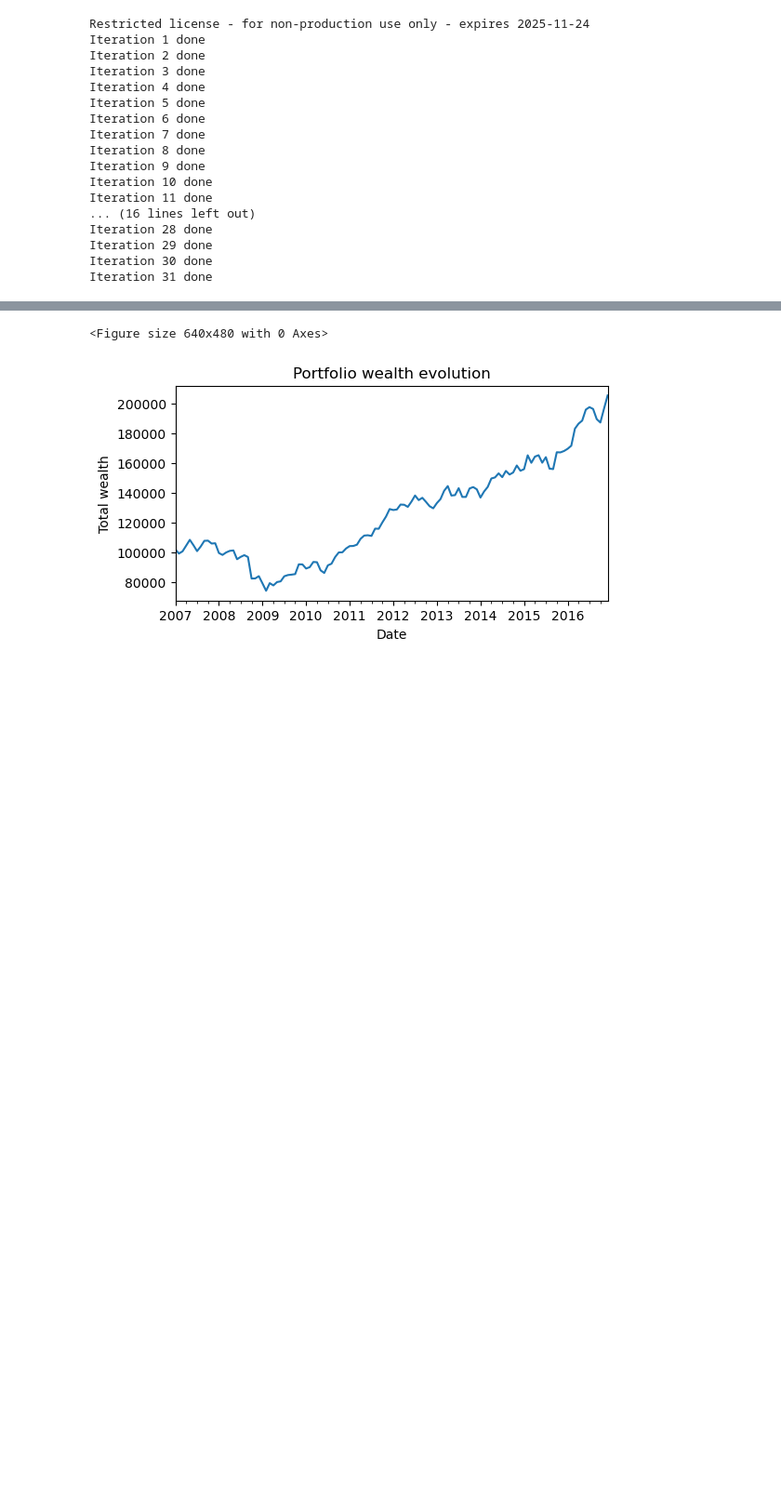
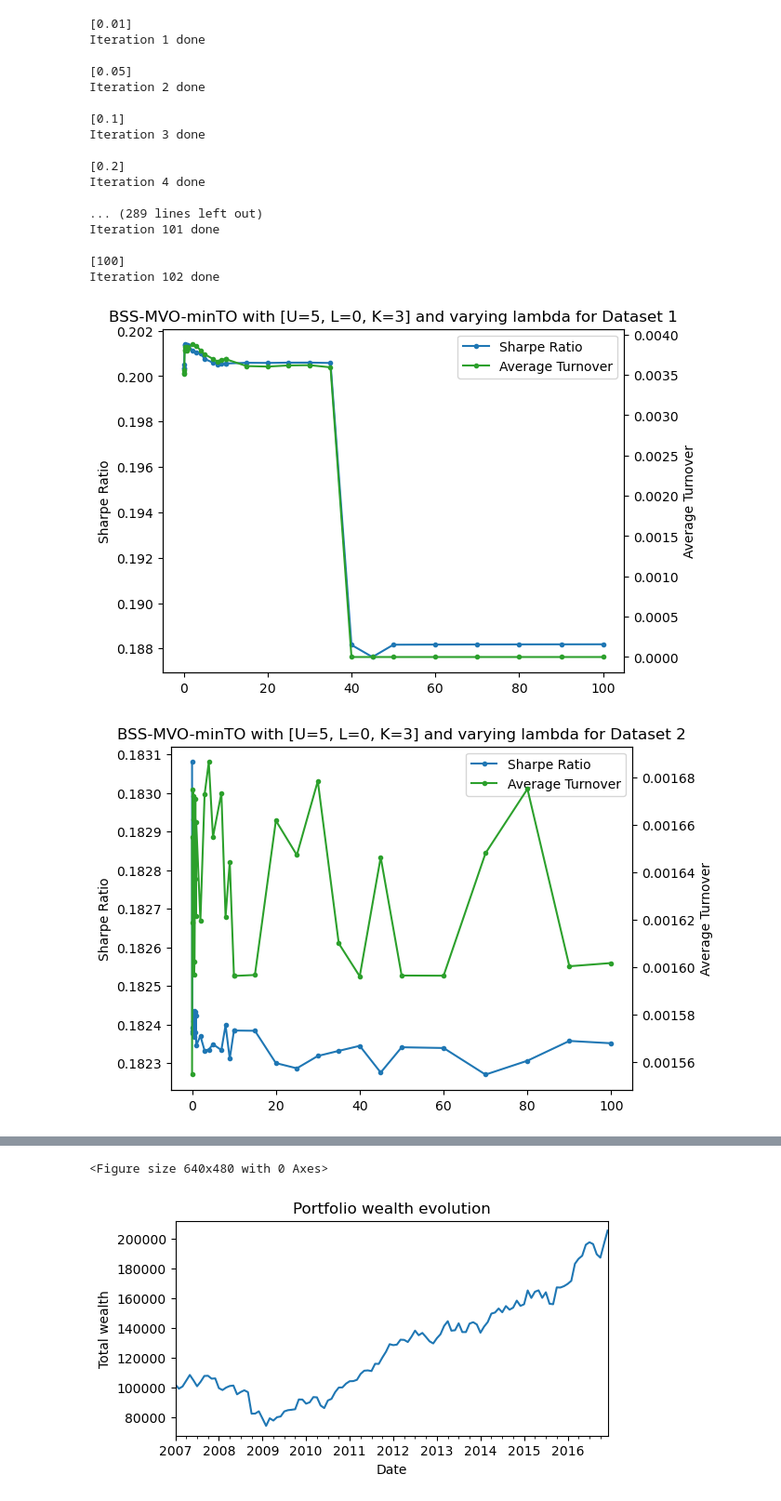
Before and after one commit to stephanieyflu/mie377-project2, a Jupyter notebook: MIE377_Project_Main_Test.ipynb, the cells around one changed output, grey strips where cells are left out. Shown: that part at 93% size. Cells and saved outputs as stored; diff of their text form; code cells hidden in the pictures; blank space fills up the shorter version.

Commit message:
Graphs for BSS and lambda for min turnover

```diff
--- a/MIE377_Project_Main_Test.ipynb
+++ b/MIE377_Project_Main_Test.ipynb
@@ -60,6 +63,7 @@ counter = 0
 # %%
 for i in range(len(adj)):
     for params in all_params:
+        print(params)
         adjClose = adj[i]
         factorRet = fact[i]
 
@@ -201,25 +205,25 @@ for i in range(len(adj)):
         et_list.append(end_time - start_time)
 
         counter += 1
-        print('Iteration {} done'.format(counter))
+        print('Iteration {} done\n'.format(counter))
 # %% [output]
-Restricted license - for non-production use only - expires 2025-11-24
+[0.01]
 Iteration 1 done
+
+[0.05]
 Iteration 2 done
+
+[0.1]
 Iteration 3 done
+
+[0.2]
 Iteration 4 done
-Iteration 5 done
-Iteration 6 done
-Iteration 7 done
-Iteration 8 done
-Iteration 9 done
-Iteration 10 done
-Iteration 11 done
-... (16 lines left out)
-Iteration 28 done
-Iteration 29 done
-Iteration 30 done
-Iteration 31 done
+
+... (289 lines left out)
+Iteration 101 done
+
+[100]
+Iteration 102 done
 # %%
 df = pd.DataFrame({'Dataset': dataset_list,
                    'Parameters': params_list,
@@ -228,3 +232,25 @@ df = pd.DataFrame({'Dataset': dataset_list,
                    'Elapsed Time': et_list})
 
 df.to_csv('results.csv')
+# %%
+for i in range(1, 4):
+    llambdas = list(df[df['Dataset'] == i]['Parameters'])
+    llambdas = [x[0] for x in llambdas]
+
+    fig, ax1 = plt.subplots()
+    ax2 = ax1.twinx()
+
+    ax1.plot(llambdas, df[df['Dataset'] == i]['Sharpe Ratio'], '.-', color='tab:blue', label='Sharpe Ratio')
+    ax1.plot([], [], '.-', color='tab:green', label='Average Turnover')
+    ax2.plot(llambdas, df[df['Dataset'] == i]['Average Turnover'], '.-', color='tab:green', label='Average Turnover')
+    ax1.legend(loc='best', size='')
+
+    plt.title('BSS-MVO-minTO with [U=5, L=0, K=3] and varying lambda for Dataset {}'.format(i))
+    plt.xlabel('lambda')
+    ax1.set_ylabel('Sharpe Ratio')
+    ax2.set_ylabel('Average Turnover')
+
+    plt.show()
+# %% [output]
+[figure, added]
+[figure, added]
```
Also changed, not shown: parts of 2 cells of this notebook, 4 other files.
